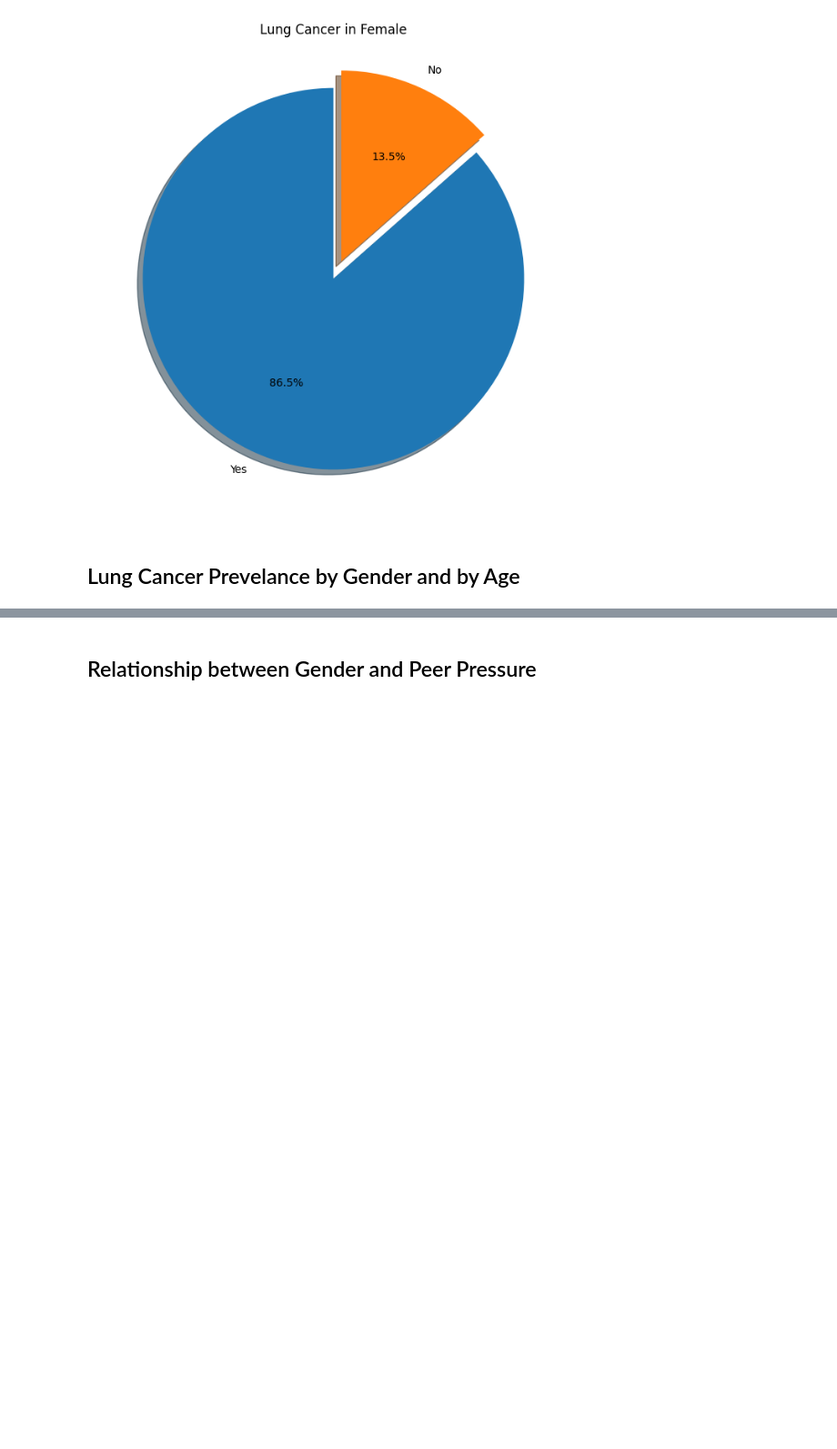
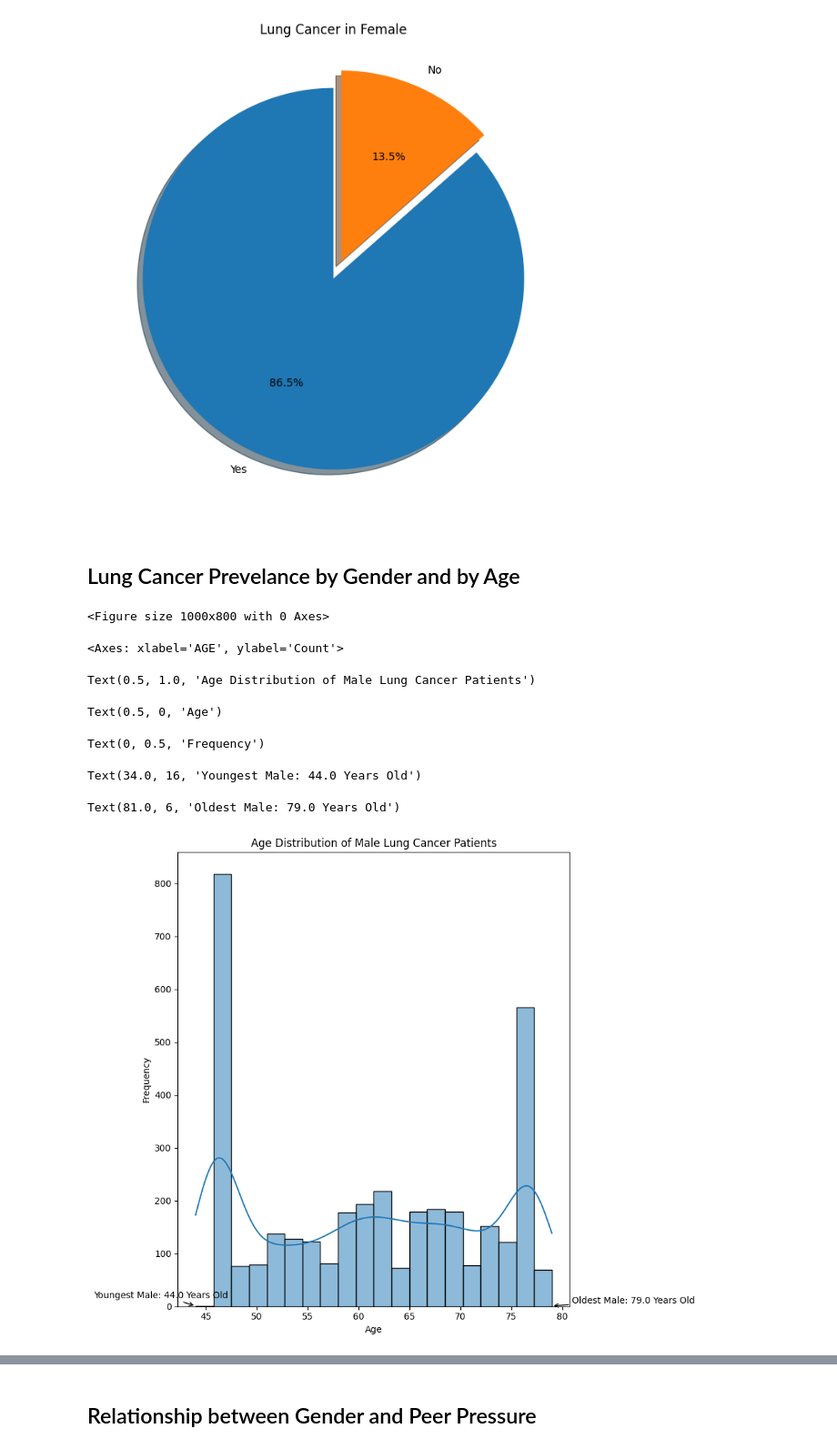
Before and after one commit to mattyapers/DSA312-Lung-Cancer, a Jupyter notebook: LungCancer.ipynb, the cells around one changed output, grey strips where cells are left out. Shown: that part at 91% size. Cells and saved outputs as stored; diff of their text form; code cells hidden in the pictures; blank space fills up the shorter version.

```diff
--- a/LungCancer.ipynb
+++ b/LungCancer.ipynb
@@ -253,6 +253,63 @@ male_lung_cancer_y = df[(df['GENDER'] == 1) & (df['LUNG_CANCER'] == 1)]
 
 # Female Lung Cancer Patients
 female_lung_cancer_y = df[(df['GENDER'] == 0) & (df['LUNG_CANCER'] == 1)]
+# %%
+# Male Lung Cancer Patients
+plt.figure(figsize=(10,8))
+
+# Calculate the youngest and oldest male ages and their frequencies
+min_male_age = male_lung_cancer_y['AGE'].min()
+min_male_age_freq = (male_lung_cancer_y['AGE'] == min_male_age).sum()
+
+max_male_age = male_lung_cancer_y['AGE'].max()
+max_male_age_freq = (male_lung_cancer_y['AGE'] == max_male_age).sum()
+
+# Create histogram with KDE for male lung cancer patients
+sns.histplot(
+    x='AGE',
+    data=male_lung_cancer_y,
+    bins=20,
+    kde=True,
+    alpha=0.5    # Set transparency for the histogram
+)
+
+# Set plot title and labels
+plt.title('Age Distribution of Male Lung Cancer Patients')
+plt.xlabel('Age')
+plt.ylabel('Frequency')
+
+# Annotate youngest age for males
+plt.annotate(
+    f'Youngest Male: {min_male_age} Years Old',
+    xy=(min_male_age, min_male_age_freq),
+    xytext=(min_male_age - 10, min_male_age_freq + 15),
+    arrowprops=dict(color='black', arrowstyle='->'),
+    fontsize=10,  # Adjust font size for better visibility
+    color='black'  # Set text color
+)
+
+# Annotate oldest age for males
+plt.annotate(
+    f'Oldest Male: {max_male_age} Years Old',
+    xy=(max_male_age, max_male_age_freq),
+    xytext=(max_male_age + 2, max_male_age_freq + 5),
+    arrowprops=dict(color='black', arrowstyle='->'),
+    fontsize=10,
+    color='black'
+)
+
+# Show the plot
+plt.tight_layout()  # Adjust layout for better spacing
+plt.show()  # Render the plot
+# %% [output]
+<Figure size 1000x800 with 0 Axes>
+<Axes: xlabel='AGE', ylabel='Count'>
+Text(0.5, 1.0, 'Age Distribution of Male Lung Cancer Patients')
+Text(0.5, 0, 'Age')
+Text(0, 0.5, 'Frequency')
+Text(34.0, 16, 'Youngest Male: 44.0 Years Old')
+Text(81.0, 6, 'Oldest Male: 79.0 Years Old')
+[figure, added]
 # %%
 # Male Lung Cancer Patients
 plt.figure(figsize=(10,10))
```
Also changed, not shown: parts of 3 cells of this notebook.
